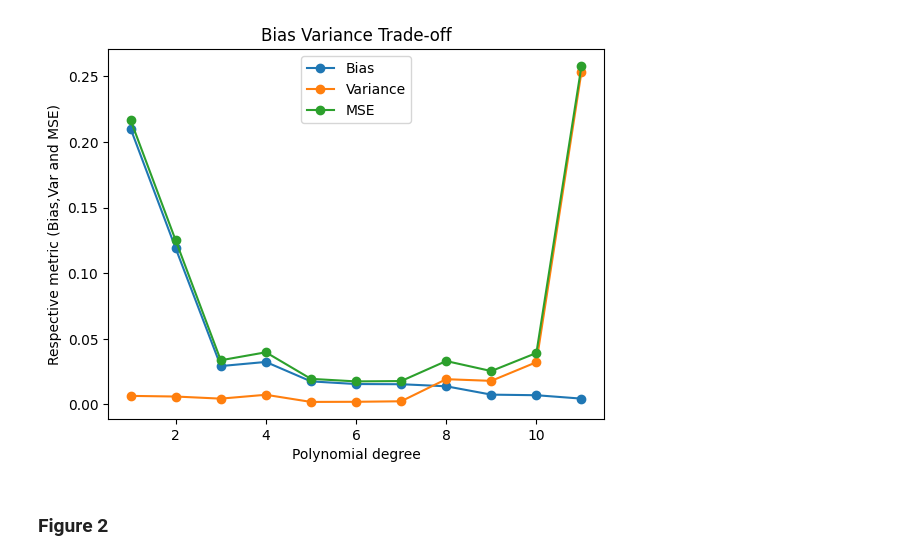
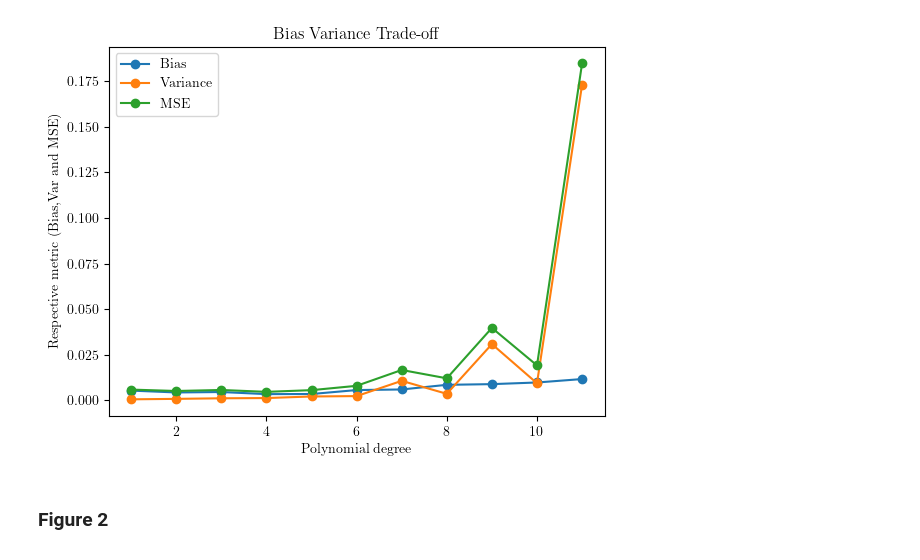
Before and after one commit to Bror1n/FYS-STK3155, a Jupyter notebook: projects/project 1/Code/codeForPlots.ipynb, the cells around one changed output. Saved outputs shown, nothing was run; the diff lists cells and outputs as text; code cells hidden in the pictures.

```diff
--- a/projects/project 1/Code/codeForPlots.ipynb
+++ b/projects/project 1/Code/codeForPlots.ipynb
@@ -7,13 +7,16 @@ from sklearn.preprocessing import PolynomialFeatures
 from sklearn.utils import resample
 from sklearn.linear_model import LinearRegression
 # %%
-np.random.seed(30)
+np.random.seed(6114)
 
 n = 100
 bootstraps = 1000
 
 x = np.linspace(-5, 5, n)
 y = np.exp(-(x**2)) + 1.5 * np.exp(-((x - 2) ** 2)) + np.random.normal(0, 0.1)
+y = 1 / (1 + 25 * x**2) #+ np.random.normal(0, 0.1, len(x))
+
+
 degree = 12
 
 biases = []
@@ -56,23 +71,22 @@ for p in range(1, degree):
 # %%
-#plt.rcParams.update({
-#    "text.usetex": True,
-#    "font.family": "serif",
-#    "font.serif": ["Computer Modern Roman"],
-#})
-
+plt.rcParams.update({
+    "text.usetex": True,
+    "font.family": "serif",
+    "font.serif": ["Computer Modern Roman"],
+})
 
 
 plt.plot(range(1,degree),biases,marker="o",label="Bias")
 plt.plot(range(1,degree),variances,marker="o",label="Variance")
 plt.plot(range(1,degree),mses,marker="o",label="MSE")
 plt.xlabel("Polynomial degree")
 plt.ylabel("Respective metric (Bias,Var and MSE)")
 plt.title("Bias Variance Trade-off")
 plt.legend()
 #plt.savefig("/Users/bror/Downloads/figures_fys/biasVarTrade.pdf")
 plt.show()
 # %% [output]
-[figure, old version]
+[figure, new version]
 # %% [markdown]
 ### Figure 2
 # %%
```
Also changed, not shown: parts of 1 cell of this notebook, 1 other file.
